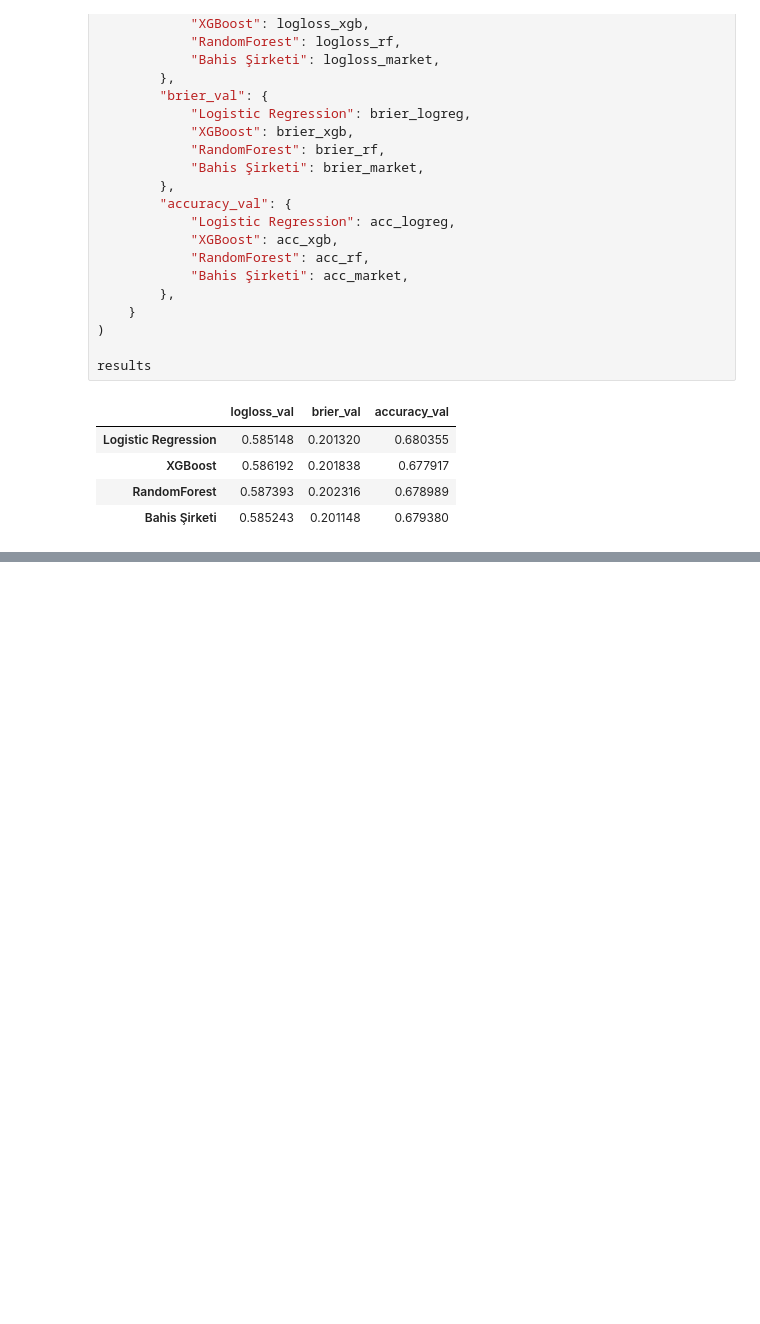
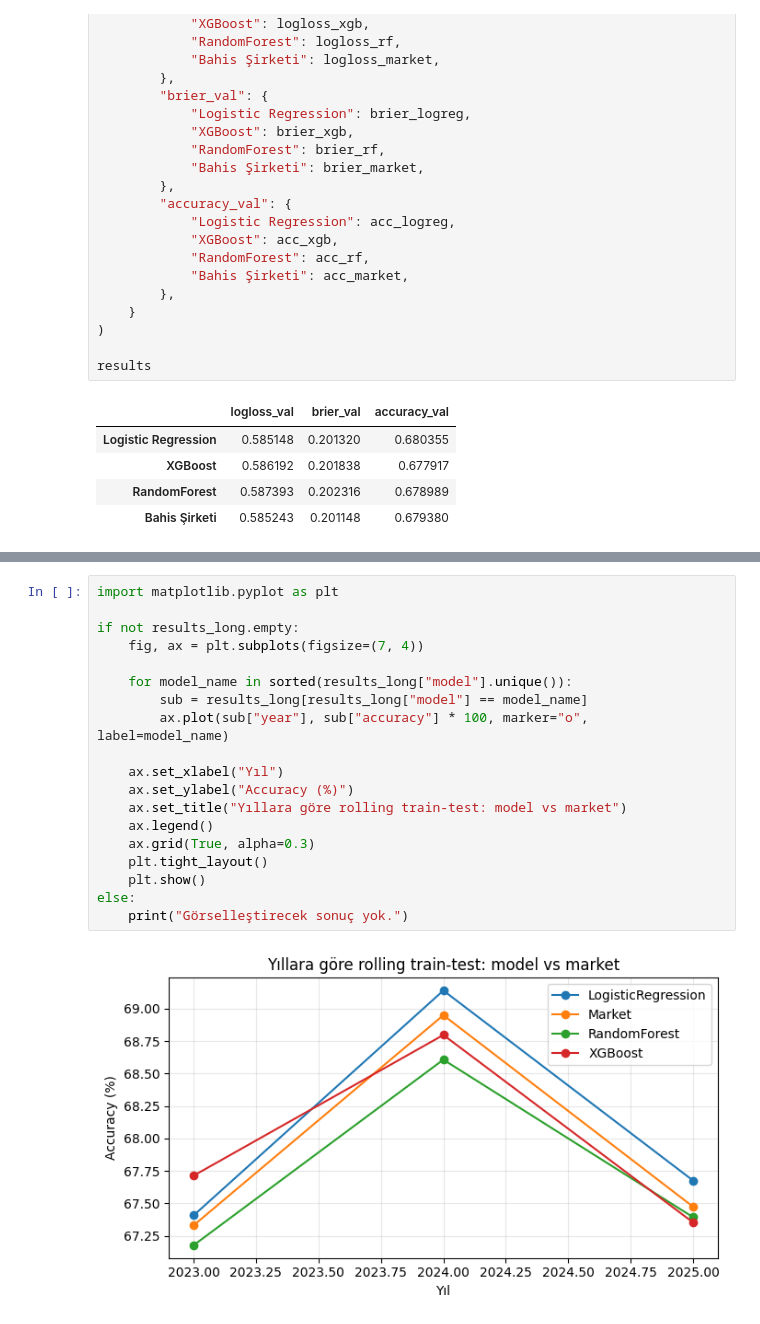
Before and after one commit to alperpamukcu/predictive-serve, a Jupyter notebook: notebooks/02_train_models.ipynb, the cells around one changed output, grey strips where cells are left out. Cells and saved outputs as stored; diff of their text form; blank space fills up the shorter version.

```diff
--- a/notebooks/02_train_models.ipynb
+++ b/notebooks/02_train_models.ipynb
@@ -1188,0 +1798,21 @@ results
+# %%
+import matplotlib.pyplot as plt
+
+if not results_long.empty:
+    fig, ax = plt.subplots(figsize=(7, 4))
+
+    for model_name in sorted(results_long["model"].unique()):
+        sub = results_long[results_long["model"] == model_name]
+        ax.plot(sub["year"], sub["accuracy"] * 100, marker="o", label=model_name)
+
+    ax.set_xlabel("Yıl")
+    ax.set_ylabel("Accuracy (%)")
+    ax.set_title("Yıllara göre rolling train-test: model vs market")
+    ax.legend()
+    ax.grid(True, alpha=0.3)
+    plt.tight_layout()
+    plt.show()
+else:
+    print("Görselleştirecek sonuç yok.")
+# %% [output]
+[figure, added]
```
Also changed, not shown: parts of 16 cells of this notebook, 7 other files.
